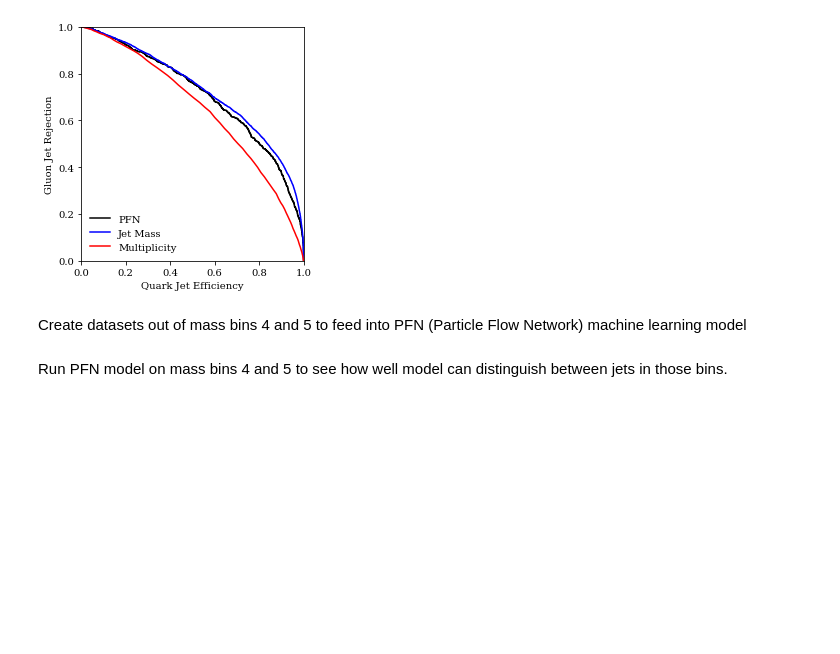
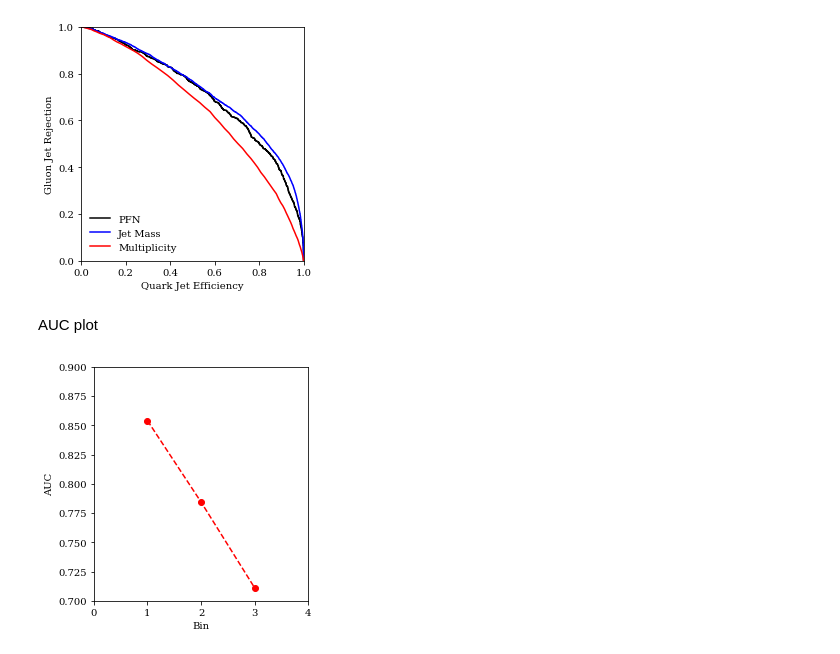
Before and after one commit to nickchak21/QuarkGluonClassifiers, a Jupyter notebook: Executable_Colab_Notebooks/SIM_particle_distribution_by_event.ipynb, the cells around one changed output. Cells and saved outputs as stored; diff of their text form; code cells hidden in the pictures; blank space fills up the shorter version.

```diff
--- a/Executable_Colab_Notebooks/SIM_particle_distribution_by_event.ipynb
+++ b/Executable_Colab_Notebooks/SIM_particle_distribution_by_event.ipynb
@@ -760,5 +760,3 @@ Epoch 20/20
 
 PFN AUC: 0.7109788681441134
 [figure]
-# %% [markdown]
-Create datasets out of mass bins 4 and 5 to feed into PFN (Particle Flow Network) machine learning model
@@ -770,2 +763,10 @@ del jet_array_4, jet_array_5
-# %% [markdown]
-Run PFN model on mass bins 4 and 5 to see how well model can distinguish between jets in those bins.
+# %% [markdown]
+AUC plot
+# %%
+plt.plot([1, 2, 3], [0.8540360091868698, 0.7844014463904062, 0.7109788681441134], "r--o")
+plt.axis([0, 4, 0.7, 0.9])
+plt.xlabel('Bin')
+plt.ylabel('AUC')
+plt.show()
+# %% [output]
+[figure, added]
```
Also changed, not shown: parts of 1 cell of this notebook.
